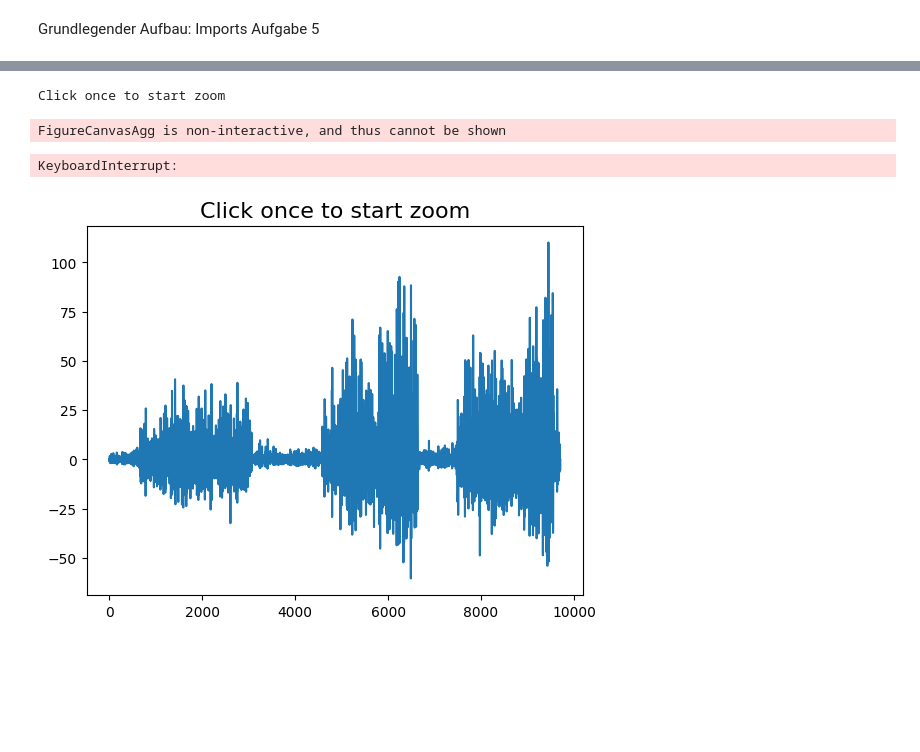
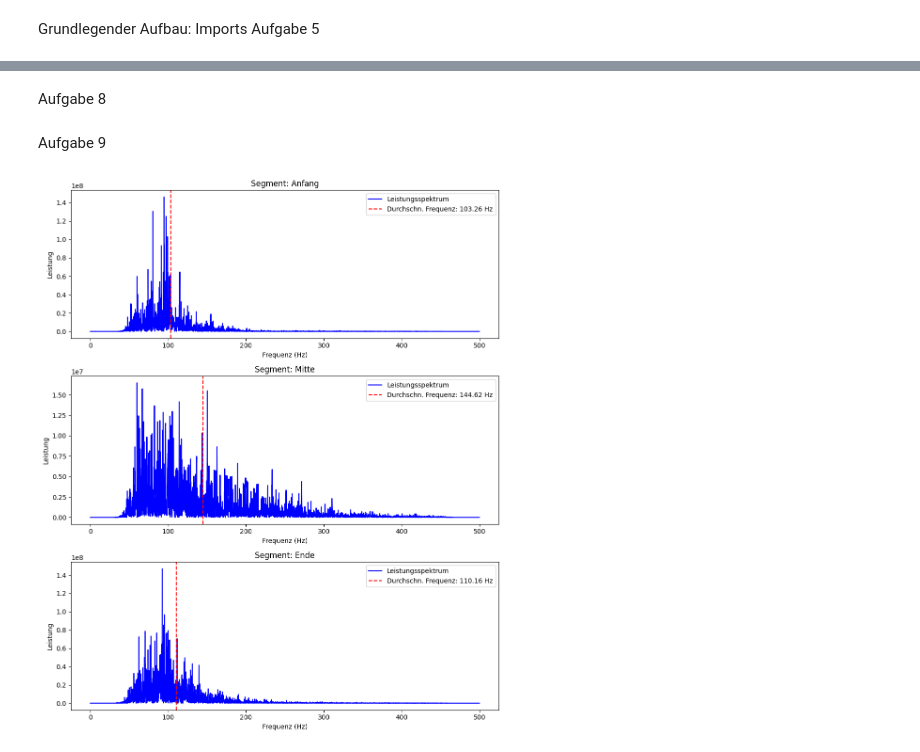
Before and after one commit to TobiW03/BSV_Praktikum3, a Jupyter notebook: main.ipynb, the cells around one changed output, grey strips where cells are left out. Cells and saved outputs as stored; diff of their text form; code cells hidden in the pictures; blank space fills up the shorter version.

Commit message:
Ansatzt Aufgabe 9

```diff
--- a/main.ipynb
+++ b/main.ipynb
@@ -133,9 +146,58 @@ mvc_processed = process_emg(mvc, sampling_frequency)
 weights_processed = process_emg(weights, sampling_frequency)
 fatigue_processed = process_emg(fatigue, sampling_frequency)
 
-mvc_s,mvc_e,weights_s,weights_e,fatigues,fatiguee = lf3.get_bursts(mvc_processed['emg_filtered'],weights_processed['emg_filtered'],weights_processed['emg_filtered'])
+#mvc_s,mvc_e,weights_s,weights_e,fatigues,fatiguee = lf3.get_bursts(mvc_processed['emg_filtered'],weights_processed['emg_filtered'],weights_processed['emg_filtered'])
-# %% [output]
-Click once to start zoom
-FigureCanvasAgg is non-interactive, and thus cannot be shown
-KeyboardInterrupt:
-[figure, removed]
+# %% [markdown]
+Aufgabe 8
+# %% [markdown]
+Aufgabe 9
+# %%
+import numpy as np
+import matplotlib.pyplot as plt
+from scipy.fft import fft, fftfreq
+
+# Funktion zur Berechnung des Leistungsspektrums
+def compute_power_spectrum(data, fs):
+    n = len(data)
+    freqs = fftfreq(n, 1/fs)[:n//2]
+    fft_vals = fft(data)
+    power = np.abs(fft_vals[:n//2])**2
+    return freqs, power
+
+# Funktion zur Berechnung der durchschnittlichen Frequenz
+def compute_avg_frequency(freqs, power):
+    return np.sum(freqs * power) / np.sum(power)
+
+# Sampling-Frequenz und prozessierte Daten aus fatigue_processed
+fs = 1000  # Beispiel: Sampling-Frequenz in Hz
+fatigue_data = fatigue_processed["emg_filtered"]
+
+# Segmentierung in Anfang, Mitte und Ende
+n_samples = len(fatigue_data)
+segments = {
+    "Anfang": fatigue_data[:n_samples // 3],
+    "Mitte": fatigue_data[n_samples // 3: 2 * n_samples // 3],
+    "Ende": fatigue_data[2 * n_samples // 3:]
+}
+
+# Visualisierung
+fig, ax = plt.subplots(3, 1, figsize=(10, 12))
+for i, (segment_name, data_segment) in enumerate(segments.items()):
+    # Leistungsspektrum berechnen
+    freqs, power = compute_power_spectrum(data_segment, fs)
+
+    # Durchschnittliche Frequenz berechnen
+    avg_freq = compute_avg_frequency(freqs, power)
+
+    # Plot
+    ax[i].plot(freqs, power, label="Leistungsspektrum", color="blue")
+    ax[i].axvline(avg_freq, color="red", linestyle="--", label=f"Durchschn. Frequenz: {avg_freq:.2f} Hz")
+    ax[i].set_title(f"Segment: {segment_name}")
+    ax[i].set_xlabel("Frequenz (Hz)")
+    ax[i].set_ylabel("Leistung")
+    ax[i].legend()
+
+plt.tight_layout()
+plt.show()
+# %% [output]
+[figure, added]
```
Also changed, not shown: parts of 1 cell of this notebook.
